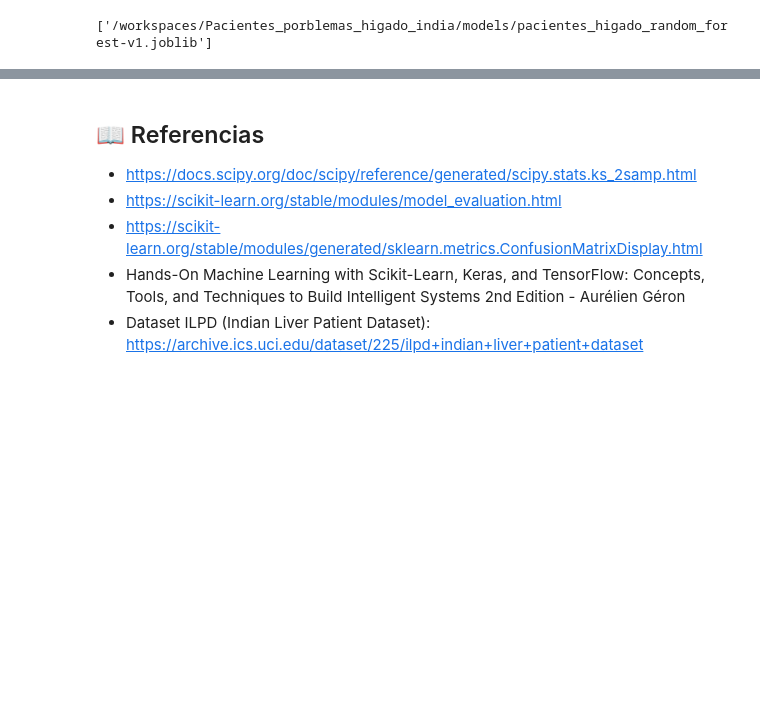
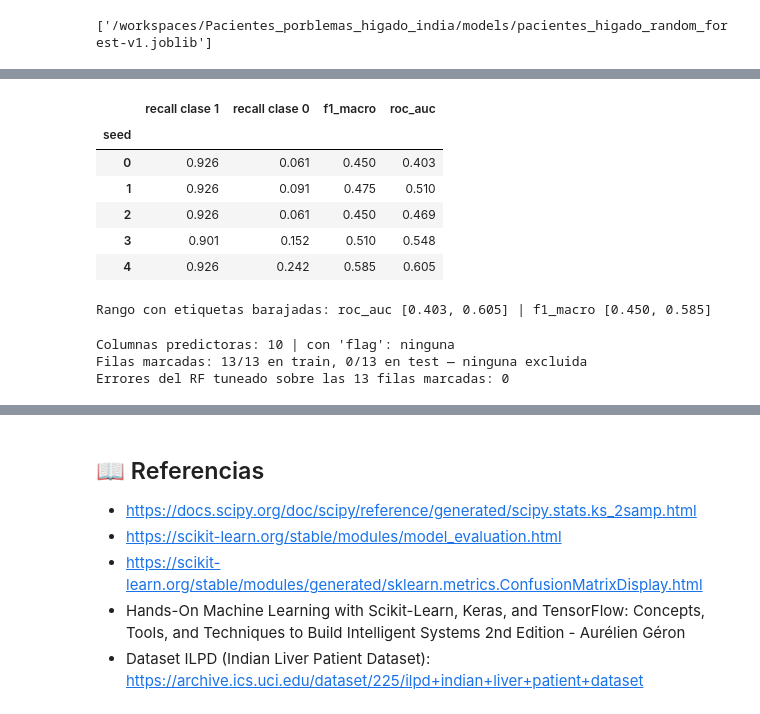
Before and after one commit to maribedaris/Proyecto_de_Pacientes_de_Higado_con_Scripts, a Jupyter notebook: notebooks/5-models/05-model_validation-mba-2026-08-19.ipynb, the cells around one changed output, grey strips where cells are left out. Drawn from its saved outputs; the diff is of its cells as text; code cells hidden in the pictures; blank space fills up the shorter version.

```diff
--- a/notebooks/5-models/05-model_validation-mba-2026-08-19.ipynb
+++ b/notebooks/5-models/05-model_validation-mba-2026-08-19.ipynb
@@ -388,7 +452,8 @@ aleatorias, suficiente para este dataset pequeño.
 # %% [markdown]
 ### Random Forest
 # %%
-score = "recall"
+# scoring f1_macro: criterio consistente con los notebooks 02/03/04
+score = "f1_macro"
 
 hyperparameters = {
     "model__max_depth": [4, 5, 7, 9, 10],
@@ -533,0 +664,56 @@ dump(
+# %%
+# Prueba de permutación (lección del notebook 02): etiquetas de train barajadas, X intacta.
+resultados_permutacion_05 = []
+for seed in [0, 1, 2, 3, 4]:
+    y_train_perm = pd.Series(
+        np.random.default_rng(seed).permutation(y_train.values), index=y_train.index
+    )
+    pipe_perm = data_model_pipeline.__class__(steps=data_model_pipeline.steps).fit(
+        x_train, y_train_perm
+    )
+    y_pred_perm = pipe_perm.predict(x_test)
+    y_score_perm = pipe_perm.predict_proba(x_test)[:, 1]
+    resultados_permutacion_05.append(
+        {
+            "seed": seed,
+            "recall clase 1": recall_score(y_test, y_pred_perm),
+            "recall clase 0": recall_score(y_test, y_pred_perm, pos_label=0),
+            "f1_macro": f1_score(y_test, y_pred_perm, average="macro"),
+            "roc_auc": roc_auc_score(y_test, y_score_perm),
+        }
+    )
+
+permutacion_df_05 = pd.DataFrame(resultados_permutacion_05).set_index("seed").round(3)
+display(permutacion_df_05)
+print(
+    f"Rango con etiquetas barajadas: roc_auc "
+    f"[{permutacion_df_05.roc_auc.min():.3f}, {permutacion_df_05.roc_auc.max():.3f}] | "
+    f"f1_macro [{permutacion_df_05.f1_macro.min():.3f}, {permutacion_df_05.f1_macro.max():.3f}]"
+)
+# %% [output]
+|  | recall clase 1 | recall clase 0 | f1_macro | roc_auc |
+| seed |  |  |  |  |
+| 0 | 0.926 | 0.061 | 0.450 | 0.403 |
+| 1 | 0.926 | 0.091 | 0.475 | 0.510 |
+| 2 | 0.926 | 0.061 | 0.450 | 0.469 |
+| 3 | 0.901 | 0.152 | 0.510 | 0.548 |
+| 4 | 0.926 | 0.242 | 0.585 | 0.605 |
+Rango con etiquetas barajadas: roc_auc [0.403, 0.605] | f1_macro [0.450, 0.585]
+# %%
+# Banderas de calidad A/G: verificación de que no son predictoras ni se excluyen.
+FLAGS_AG_INCONSISTENTE = [267, 415, 484, 491, 548, 575]
+FLAGS_AG_BORDERLINE = [33, 208, 273, 301, 304, 465, 560]
+
+en_train = [i for i in FLAGS_AG_INCONSISTENTE + FLAGS_AG_BORDERLINE if i in x_train.index]
+en_test = [i for i in FLAGS_AG_INCONSISTENTE + FLAGS_AG_BORDERLINE if i in x_test.index]
+sin_banderas = [c for c in x_train.columns if "flag" in c.lower()]
+print(f"Columnas predictoras: {len(x_train.columns)} | con 'flag': {sin_banderas or 'ninguna'}")
+print(f"Filas marcadas: {len(en_train)}/13 en train, {len(en_test)}/13 en test — ninguna excluida")
+
+y_pred_marcadas = pd.Series(best_data_model_pipeline.predict(x_train), index=x_train.index)
+errores_marcadas = int((y_pred_marcadas.loc[en_train] != y_train.loc[en_train]).sum())
+print(f"Errores del RF tuneado sobre las 13 filas marcadas: {errores_marcadas}")
+# %% [output]
+Columnas predictoras: 10 | con 'flag': ninguna
+Filas marcadas: 13/13 en train, 0/13 en test — ninguna excluida
+Errores del RF tuneado sobre las 13 filas marcadas: 0
```
Also changed, not shown: parts of 11 cells of this notebook, 12 other files.
